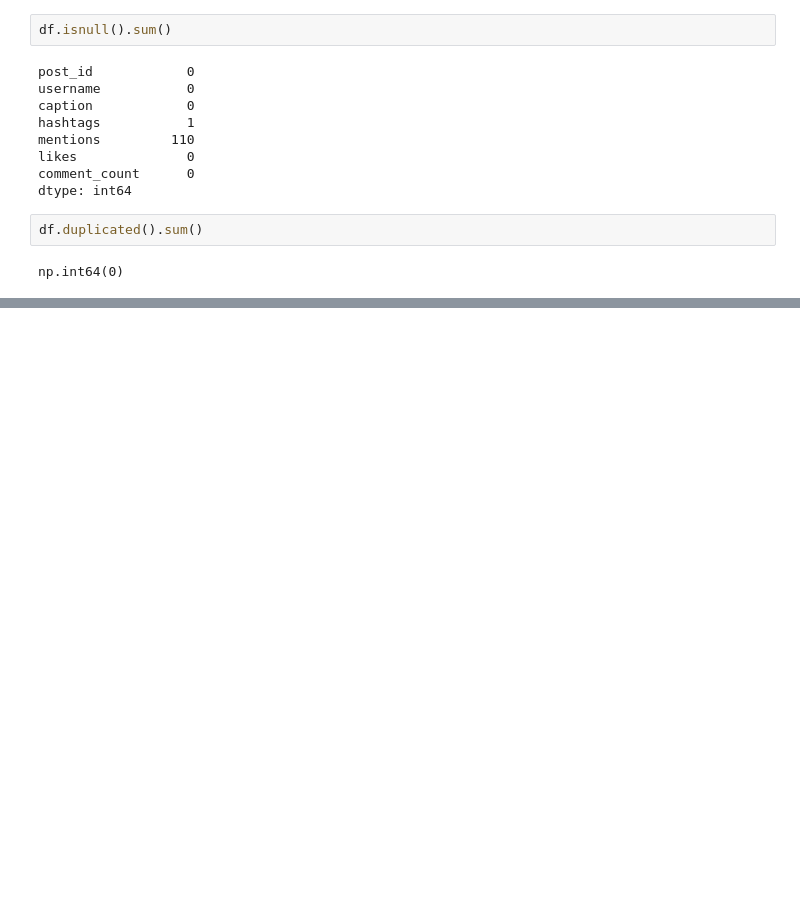
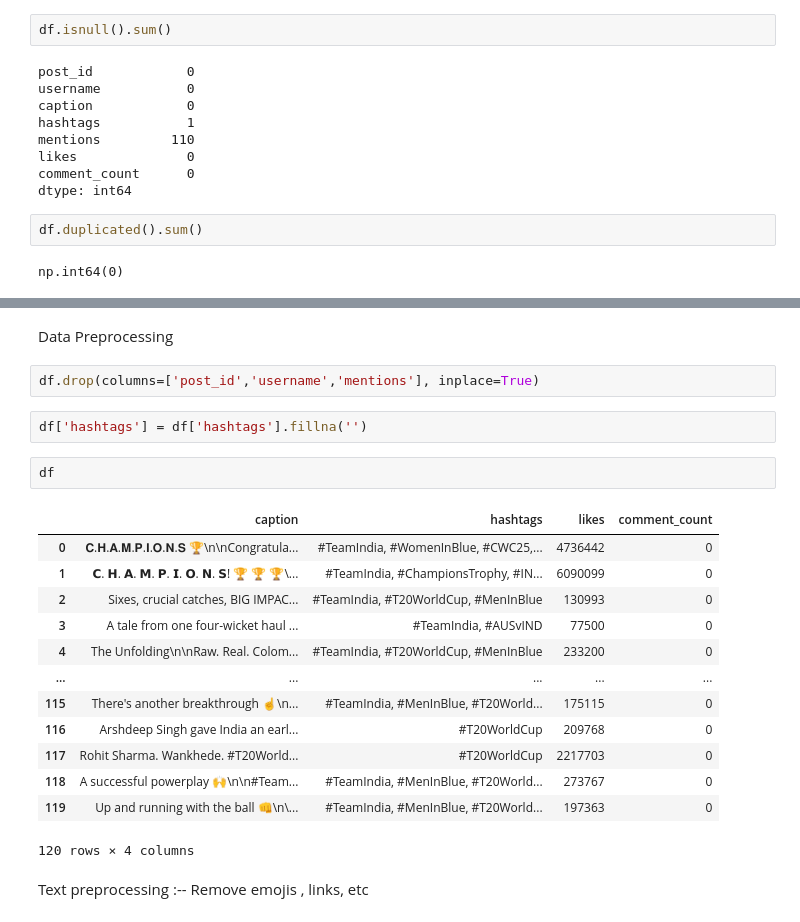
Before and after one commit to Kirtikesh157/CMS, a Jupyter notebook: index.ipynb, the cells around one changed output, grey strips where cells are left out. Saved outputs shown, nothing was run; the diff lists cells and outputs as text; blank space fills up the shorter version.

```diff
--- a/index.ipynb
+++ b/index.ipynb
@@ -224 +224,25 @@ df.describe()
 | max | 6.090099e+06 | 0.0 |
+# %% [markdown]
+Data Preprocessing
+# %%
+df.drop(columns=['post_id','username','mentions'], inplace=True)
+# %%
+df['hashtags'] = df['hashtags'].fillna('')
+# %%
+df
+# %% [output]
+|  | caption | hashtags | likes | comment_count |
+| 0 | 𝐂.𝐇.𝐀.𝐌.𝐏.𝐈.𝐎.𝐍.𝐒 🏆\n\nCongratula... | #TeamIndia, #WomenInBlue, #CWC25,... | 4736442 | 0 |
+| 1 | 𝗖. 𝗛. 𝗔. 𝗠. 𝗣. 𝗜. 𝗢. 𝗡. 𝗦! 🏆 🏆 🏆\... | #TeamIndia, #ChampionsTrophy, #IN... | 6090099 | 0 |
+| 2 | Sixes, crucial catches, BIG IMPAC... | #TeamIndia, #T20WorldCup, #MenInBlue | 130993 | 0 |
+| 3 | A tale from one four-wicket haul ... | #TeamIndia, #AUSvIND | 77500 | 0 |
+| 4 | The Unfolding\n\nRaw. Real. Colom... | #TeamIndia, #T20WorldCup, #MenInBlue | 233200 | 0 |
+| ... | ... | ... | ... | ... |
+| 115 | There's another breakthrough ☝️\n... | #TeamIndia, #MenInBlue, #T20World... | 175115 | 0 |
+| 116 | Arshdeep Singh gave India an earl... | #T20WorldCup | 209768 | 0 |
+| 117 | Rohit Sharma. Wankhede. #T20World... | #T20WorldCup | 2217703 | 0 |
+| 118 | A successful powerplay 🙌\n\n#Team... | #TeamIndia, #MenInBlue, #T20World... | 273767 | 0 |
+| 119 | Up and running with the ball 👊\n\... | #TeamIndia, #MenInBlue, #T20World... | 197363 | 0 |
+120 rows × 4 columns
+# %% [markdown]
+Text preprocessing  :-- Remove  emojis  ,  links, etc
```
Also changed, not shown: parts of 29 cells of this notebook, 2 other files.
